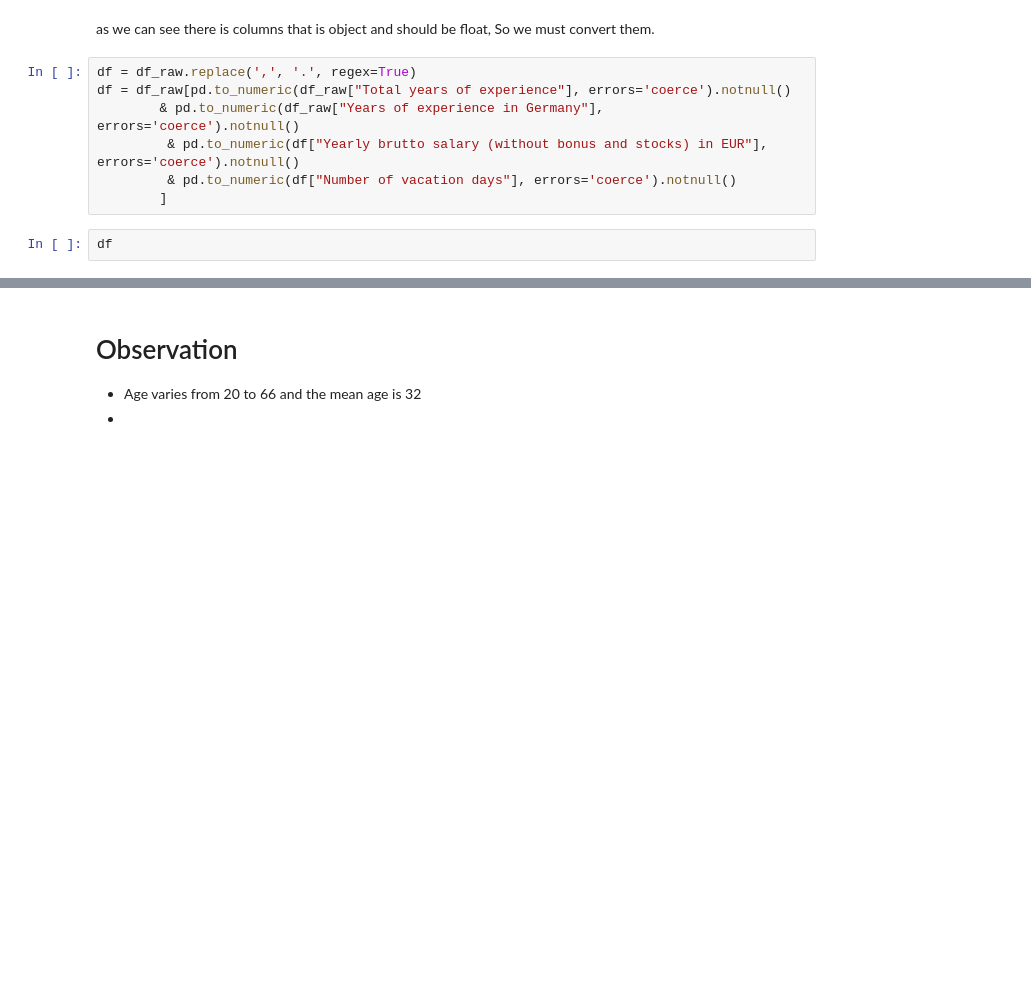
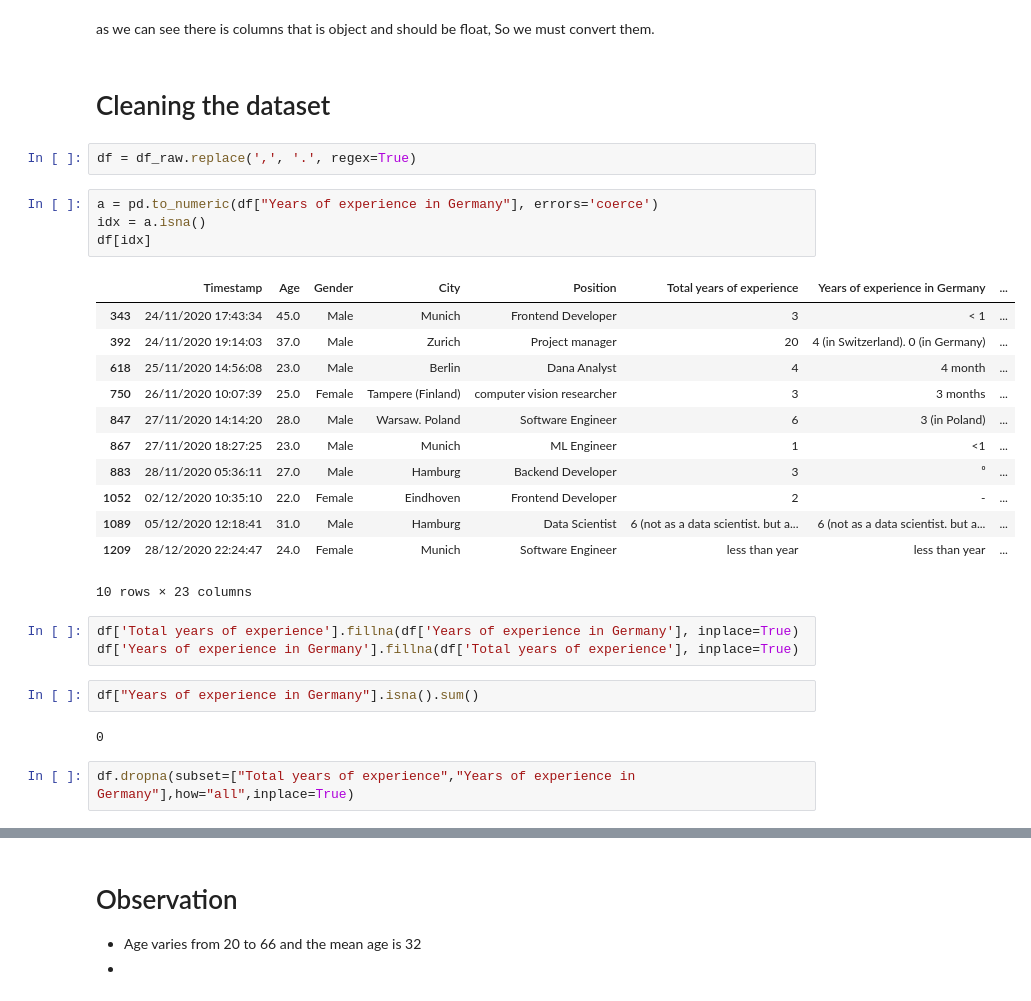
Before and after one commit to T2ABIZZY/IT_Salary_Survey_EU-_2020_EDA, a Jupyter notebook: IT_Salary_survey_EDA.ipynb, the cells around one changed output, grey strips where cells are left out. Saved outputs shown, nothing was run; the diff lists cells and outputs as text; blank space fills up the shorter version.

Commit message:
cleaning

```diff
--- a/IT_Salary_survey_EDA.ipynb
+++ b/IT_Salary_survey_EDA.ipynb
@@ -30,15 +30,36 @@ Have you received additional monetary support from your employer due to Work Fro
 dtype: object
 # %% [markdown]
 as we can see there is columns that is object and should be float, So we must convert them.
+# %% [markdown]
+# Cleaning the dataset
+# %%
+df = df_raw.replace(',', '.', regex=True)
+# %%
+a = pd.to_numeric(df["Years of experience in Germany"], errors='coerce')
+idx = a.isna()
+df[idx]
+# %% [output]
+|  | Timestamp | Age | Gender | City | Position | Total years of experience | Years of experience in Germany | ... |
+| 343 | 24/11/2020 17:43:34 | 45.0 | Male | Munich | Frontend Developer | 3 | < 1 | ... |
+| 392 | 24/11/2020 19:14:03 | 37.0 | Male | Zurich | Project manager | 20 | 4 (in Switzerland). 0 (in Germany) | ... |
+| 618 | 25/11/2020 14:56:08 | 23.0 | Male | Berlin | Dana Analyst | 4 | 4 month | ... |
+| 750 | 26/11/2020 10:07:39 | 25.0 | Female | Tampere (Finland) | computer vision researcher | 3 | 3 months | ... |
+| 847 | 27/11/2020 14:14:20 | 28.0 | Male | Warsaw. Poland | Software Engineer | 6 | 3 (in Poland) | ... |
+| 867 | 27/11/2020 18:27:25 | 23.0 | Male | Munich | ML Engineer | 1 | <1 | ... |
+| 883 | 28/11/2020 05:36:11 | 27.0 | Male | Hamburg | Backend Developer | 3 | ⁰ | ... |
+| 1052 | 02/12/2020 10:35:10 | 22.0 | Female | Eindhoven | Frontend Developer | 2 | - | ... |
+| 1089 | 05/12/2020 12:18:41 | 31.0 | Male | Hamburg | Data Scientist | 6 (not as a data scientist. but a... | 6 (not as a data scientist. but a... | ... |
+| 1209 | 28/12/2020 22:24:47 | 24.0 | Female | Munich | Software Engineer | less than year | less than year | ... |
+10 rows × 23 columns
+# %%
+df['Total years of experience'].fillna(df['Years of experience in Germany'], inplace=True)
+df['Years of experience in Germany'].fillna(df['Total years of experience'], inplace=True)
 # %%
-df = df_raw.replace(',', '.', regex=True)
-df = df_raw[pd.to_numeric(df_raw["Total years of experience"], errors='coerce').notnull()
-        & pd.to_numeric(df_raw["Years of experience in Germany"], errors='coerce').notnull()
-         & pd.to_numeric(df["Yearly brutto salary (without bonus and stocks) in EUR"], errors='coerce').notnull()
-         & pd.to_numeric(df["Number of vacation days"], errors='coerce').notnull()
-        ]
+df["Years of experience in Germany"].isna().sum()
+# %% [output]
+0
-# %%
-df
+# %%
+df.dropna(subset=["Total years of experience","Years of experience in Germany"],how="all",inplace=True)
 # %%
 
 df = df.astype({
```
Also changed, not shown: parts of 8 cells of this notebook.
